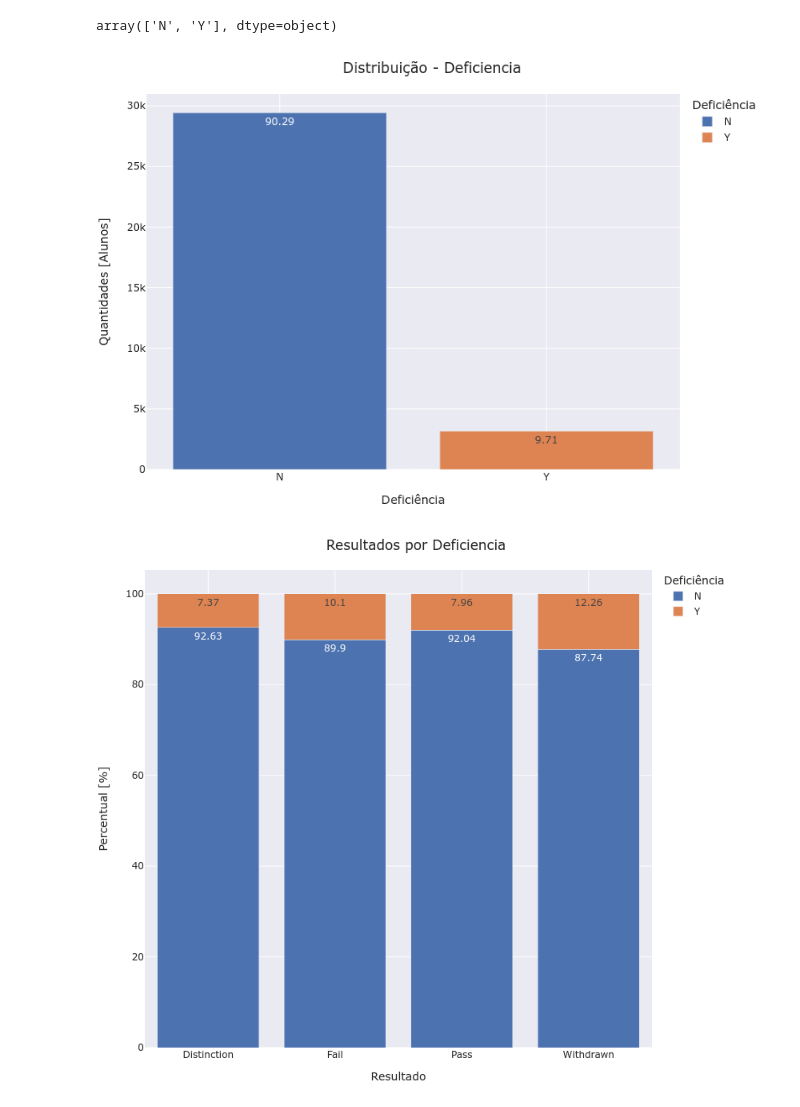
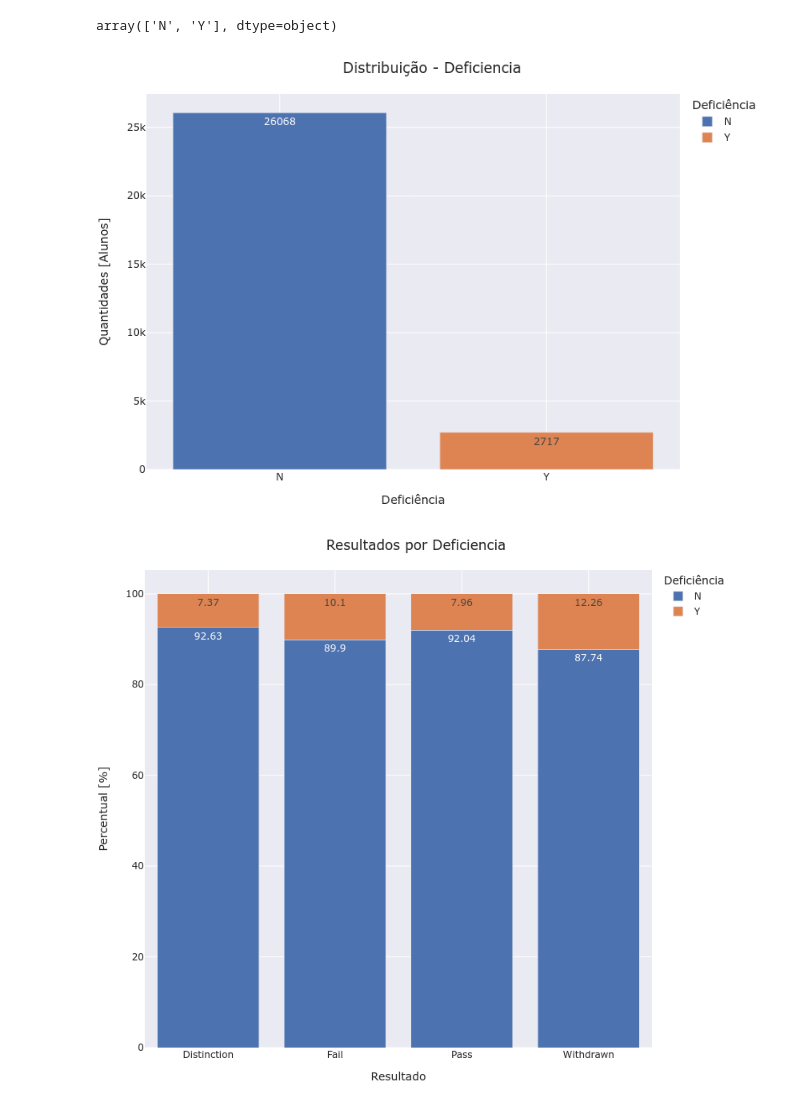
Before and after one commit to WanderScheidegger/OULAD_trybe, a Jupyter notebook: case_eda.ipynb, the cells around one changed output. Cells and saved outputs as stored; diff of their text form; code cells hidden in the pictures.

```diff
--- a/case_eda.ipynb
+++ b/case_eda.ipynb
@@ -890,26 +902,26 @@ studentInfo['disability'].unique()
 # %% [output]
 array(['N', 'Y'], dtype=object)
 # %%
-defci = studentInfo.groupby('disability').agg({'id_student':'count'}).reset_index().\
+defci = studentInfo[['disability', 'id_student']].drop_duplicates().groupby('disability').agg({'id_student':'count'}).reset_index().\
     rename(columns={"disability": "Deficiencia", 'id_student': 'Qtde'}).sort_values(by='Deficiencia', ascending=True)
 
 defci['Percentual'] = defci.apply(lambda x:  round(100 * (x['Qtde'] / defci['Qtde'].sum()),2), axis=1)
 
-fig = px.bar(defci, x='Deficiencia', y='Qtde', text='Percentual', template="seaborn", color='Deficiencia')
+fig = px.bar(defci, x='Deficiencia', y='Qtde', text='Qtde', template="seaborn", color='Deficiencia')
 fig.update_layout(
     margin=dict(l=20, r=50, t=50, b=20),
     title = 'Distribuição - Deficiencia',
     xaxis_title="Deficiência",
     yaxis_title="Quantidades [Alunos]",
     legend_title="Deficiência",
     width=800,
     height=550,
     uniformtext_minsize=9,
     uniformtext_mode='hide',
 )
 fig.show("png")
 # %% [output]
-[figure, old version]
+[figure, new version]
 # %%
 df = studentInfo.groupby(['disability', 'final_result']).agg({'id_student':'count'}).reset_index().\
     rename(columns={"disability": "Deficiencia", "final_result": 'Resultado','id_student': 'Qtde'})
```
Also changed, not shown: parts of 22 cells of this notebook.
